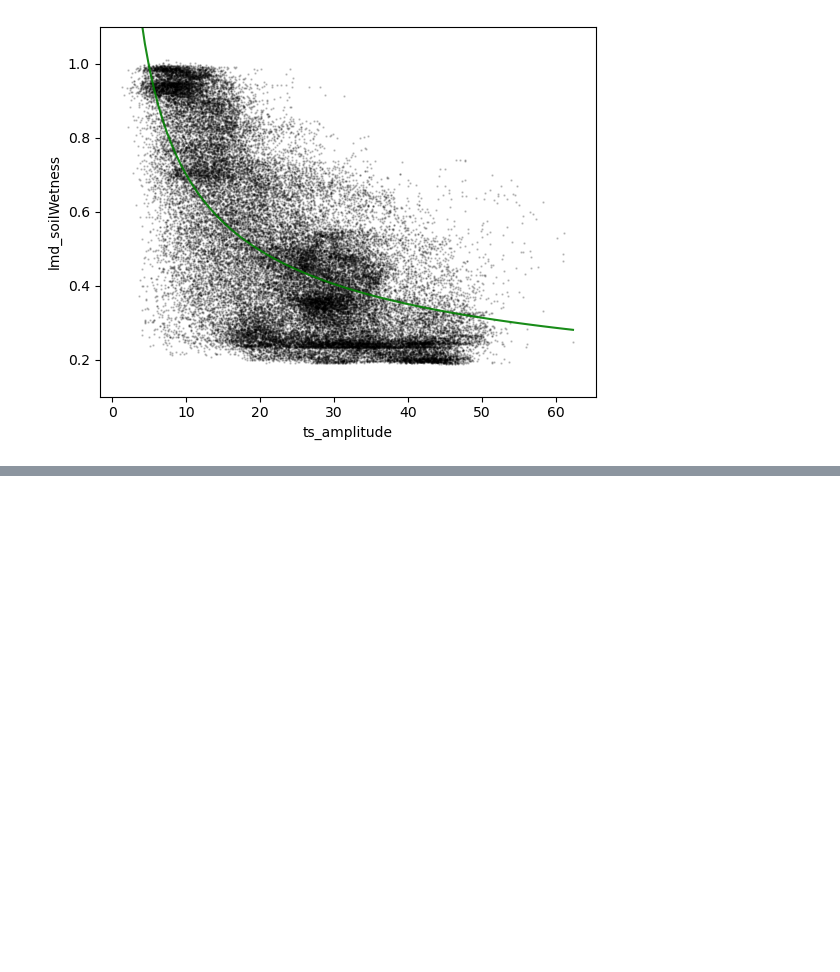
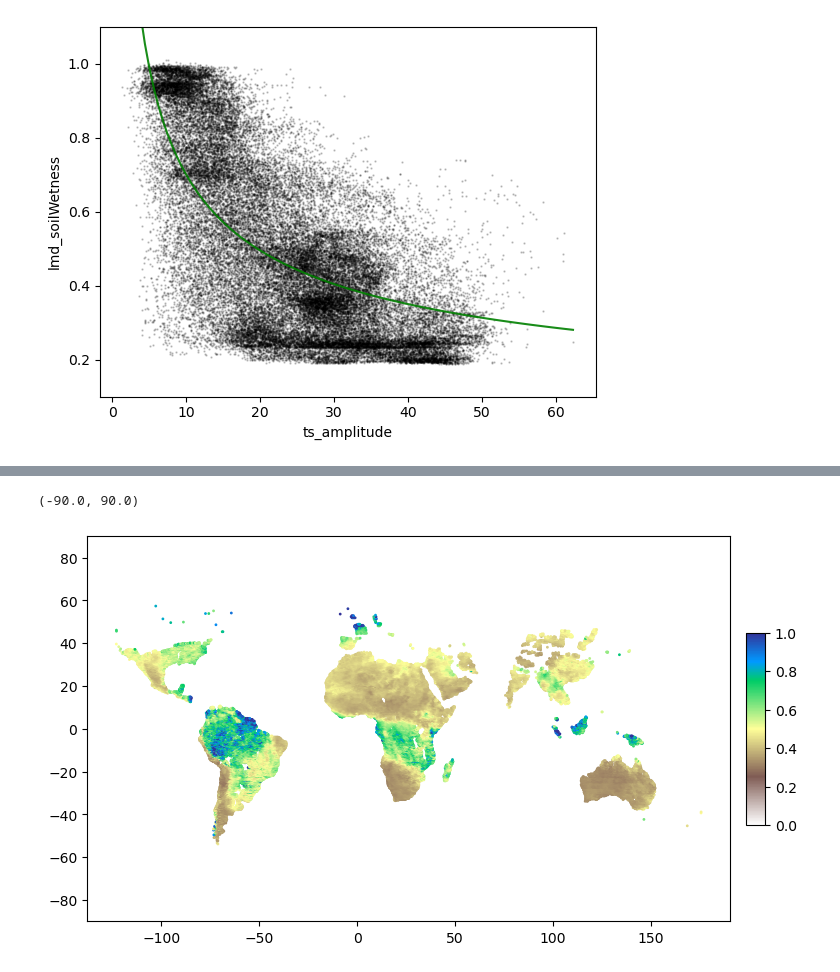
Before and after one commit to Datavizcowboy/PythonDatavizToolbox, a Jupyter notebook: Notebooks/07-Data_Analysis/00_Satellite_Remote_Sensing/02_Multiple_Linear_Regression.ipynb, the cells around one changed output, grey strips where cells are left out. Cells and saved outputs as stored; diff of their text form; code cells hidden in the pictures; blank space fills up the shorter version.

```diff
--- a/Notebooks/07-Data_Analysis/00_Satellite_Remote_Sensing/02_Multiple_Linear_Regression.ipynb
+++ b/Notebooks/07-Data_Analysis/00_Satellite_Remote_Sensing/02_Multiple_Linear_Regression.ipynb
@@ -159,0 +162,4 @@ ax.set_ylim(0.1,1.1)
+# %%
+data['Poly_SM']= data['ts_amplitude'].apply(lambda x: 2.21*(x**-0.5))
+data['Poly_SM'] = [x if x < 1 else 1 for x in data['Poly_SM']]
+data
@@ -159,0 +180,8 @@ ax.set_ylim(0.1,1.1)
+# %%
+fig,ax = pl.subplots(figsize=(10, 5))
+mesh = ax.scatter(data['longitude'],data['latitude'],c=data['Poly_SM'],s=1, cmap='terrain_r', vmin=0, vmax=1);
+cbar = pl.colorbar(mesh, ax=ax, shrink=.5, pad=.02, aspect=10)
+ax.set_ylim(-90,90)
+# %% [output]
+(-90.0, 90.0)
+[figure, added]
```
Also changed, not shown: parts of 5 cells of this notebook, 1 other file.
